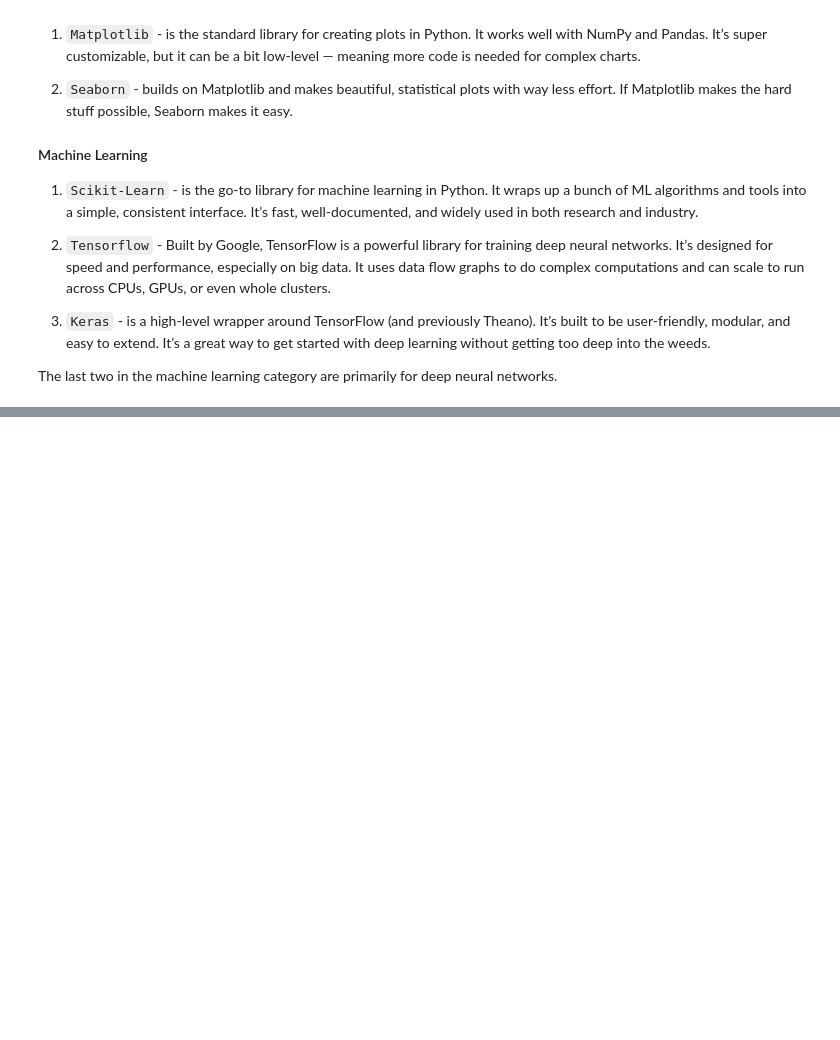
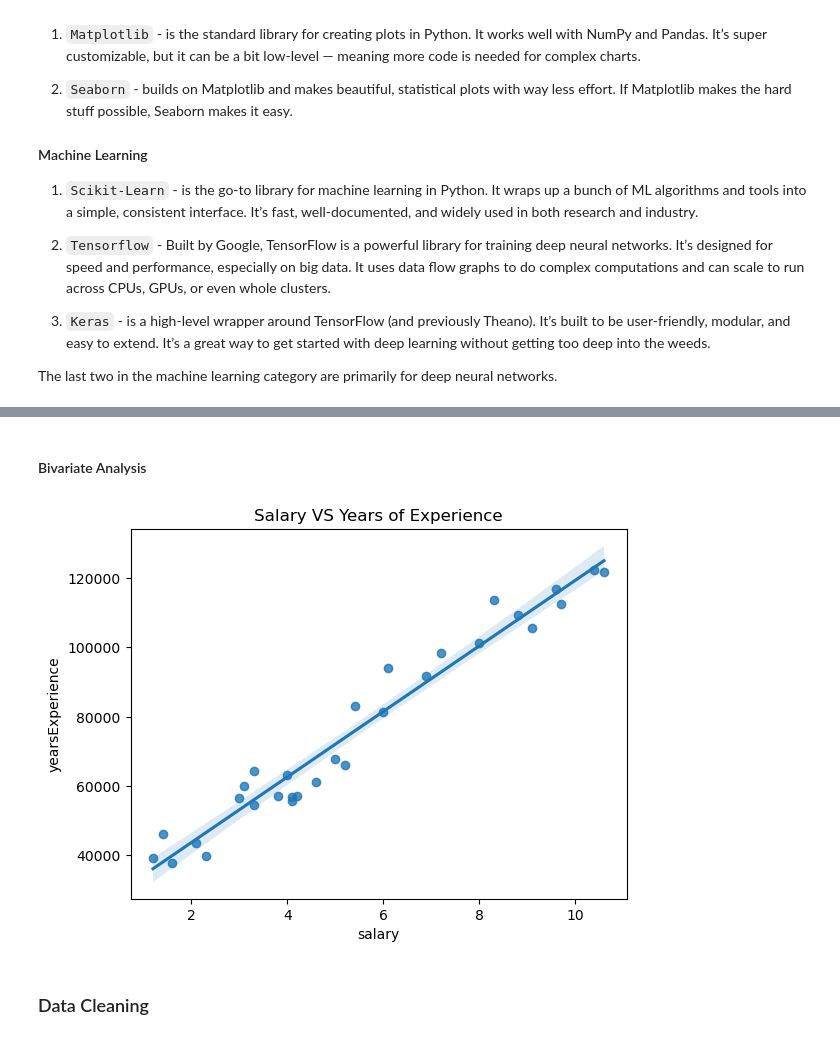
Before and after one commit to MarwaBrian/MockPhase1, a Jupyter notebook: pandas.ipynb, the cells around one changed output, grey strips where cells are left out. Drawn from its saved outputs; the diff is of its cells as text; code cells hidden in the pictures; blank space fills up the shorter version.

```diff
--- a/pandas.ipynb
+++ b/pandas.ipynb
@@ -97,0 +116,12 @@ data.tail(10)
+# %% [markdown]
+#### Bivariate Analysis
+# %%
+sns.regplot(x='YearsExperience', y= 'Salary', data=data )
+plt.title('Salary VS Years of Experience')
+plt.xlabel('salary')
+plt.ylabel('yearsExperience')
+plt.show()
+# %% [output]
+[figure, added]
+# %% [markdown]
+### Data Cleaning
```
Also changed, not shown: parts of 20 cells of this notebook, 2 other files.
